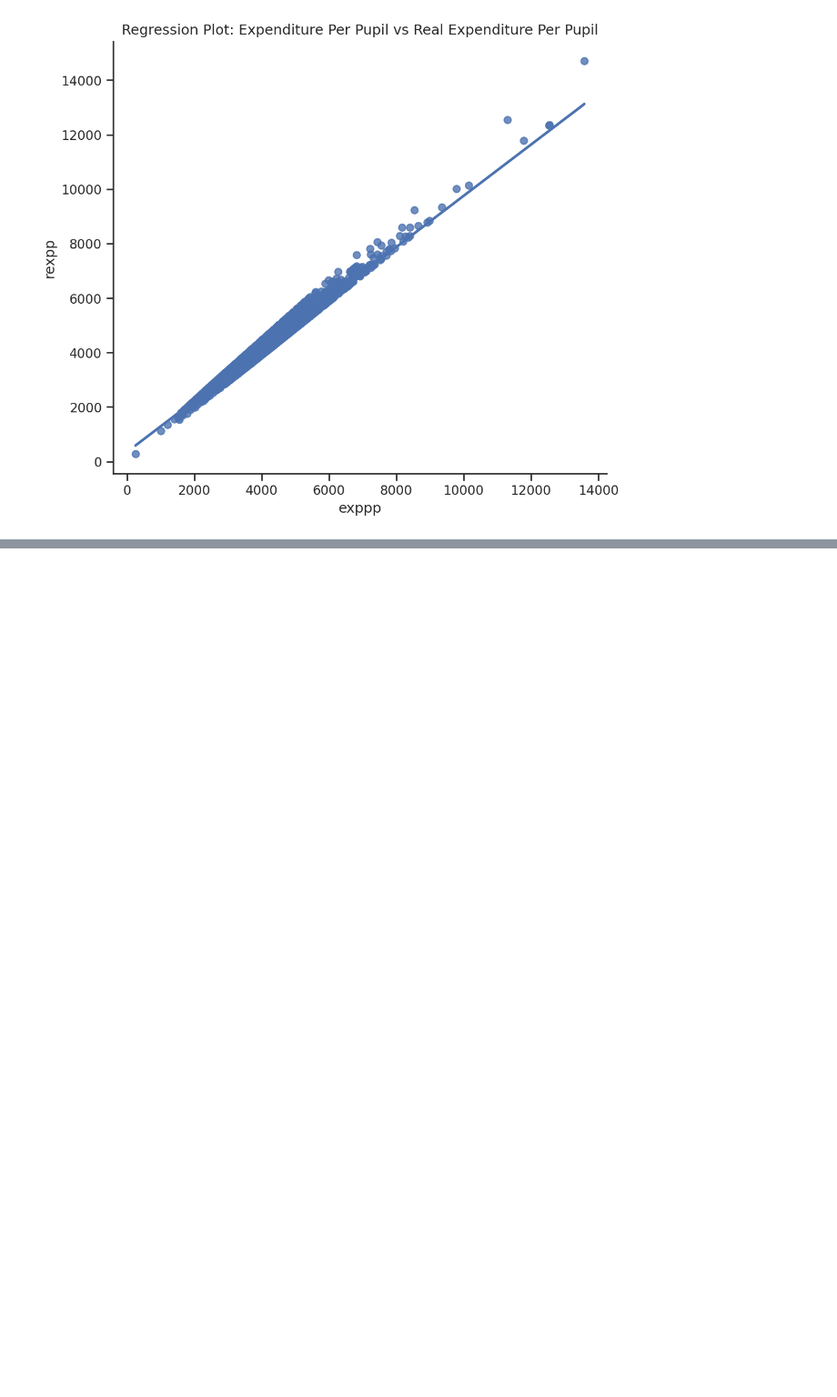
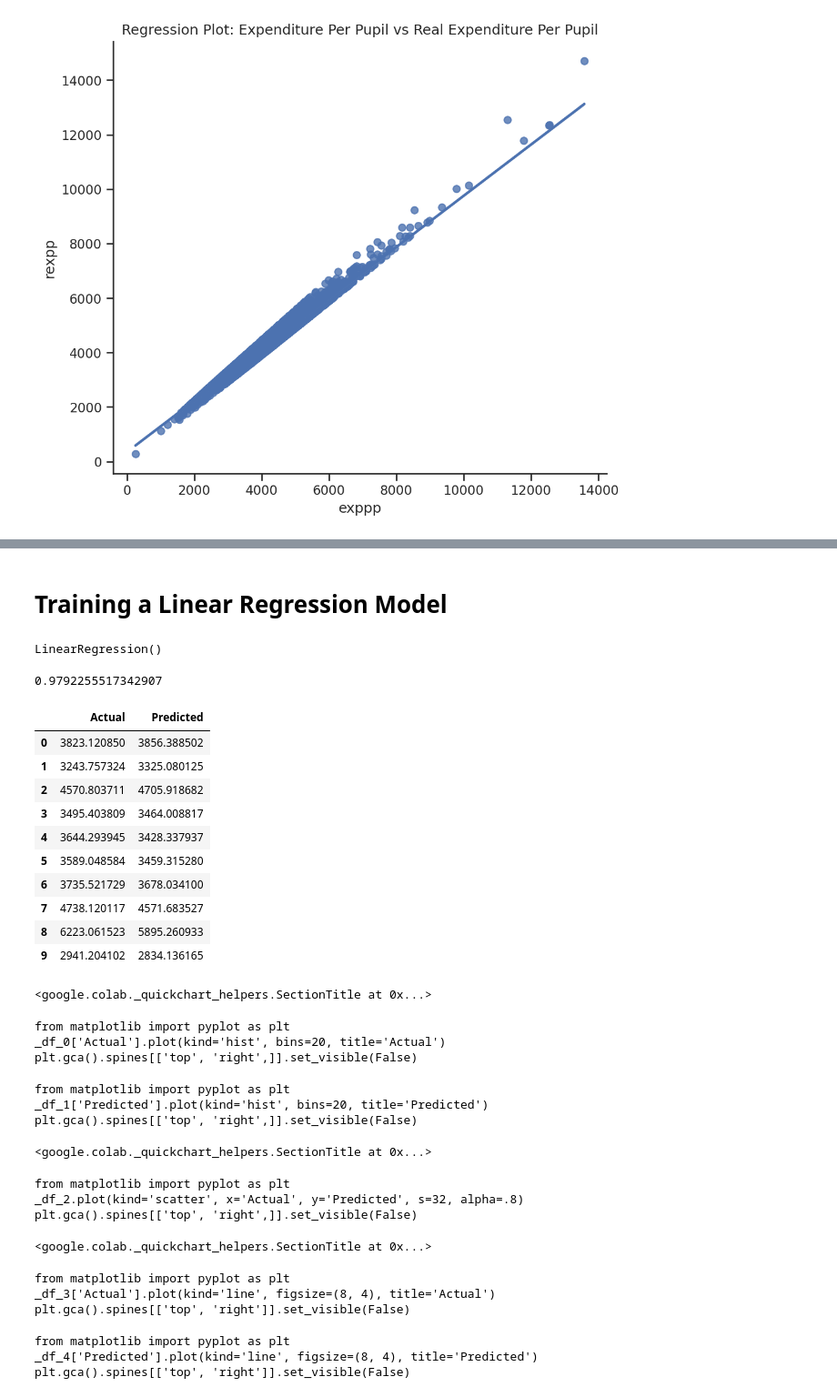
Before and after one commit to Puneeth-23BCE0191/23BCE0191.ipynb, a Jupyter notebook: 23BCE0191.ipynb, the cells around one changed output, grey strips where cells are left out. Shown at 91% size. Drawn from its saved outputs; the diff is of its cells as text; code cells hidden in the pictures; blank space fills up the shorter version.

```diff
--- a/23BCE0191.ipynb
+++ b/23BCE0191.ipynb
@@ -984,0 +1006,53 @@ plt.show()
+# %% [markdown]
+# Training a Linear Regression Model
+# %%
+from sklearn.linear_model import LinearRegression
+regressor = LinearRegression()
+regressor.fit(X_train, y_train)
+# %% [output]
+LinearRegression()
+# %%
+#Model evaluation
+#R^2 can be determined using our test dataset in the LinearRegression.score() method:
+#check prediction score/accuracy
+regressor.score(X_test, y_test)
+# %% [output]
+0.9792255517342907
+# %%
+#Before that, let's predict the y values with our model and evaluate it more. And a target variables DataFrame is also built:
+# predict the y values
+y_pred=regressor.predict(X_test)
+# a data frame with actual and predicted values of y
+evaluate = pd.DataFrame({'Actual': y_test.values.flatten(),
+'Predicted': y_pred.flatten()})
+evaluate.head(10)
+# %% [output]
+|  | Actual | Predicted |
+| 0 | 3823.120850 | 3856.388502 |
+| 1 | 3243.757324 | 3325.080125 |
+| 2 | 4570.803711 | 4705.918682 |
+| 3 | 3495.403809 | 3464.008817 |
+| 4 | 3644.293945 | 3428.337937 |
+| 5 | 3589.048584 | 3459.315280 |
+| 6 | 3735.521729 | 3678.034100 |
+| 7 | 4738.120117 | 4571.683527 |
+| 8 | 6223.061523 | 5895.260933 |
+| 9 | 2941.204102 | 2834.136165 |
+<google.colab._quickchart_helpers.SectionTitle at 0x...>
+from matplotlib import pyplot as plt
+_df_0['Actual'].plot(kind='hist', bins=20, title='Actual')
+plt.gca().spines[['top', 'right',]].set_visible(False)
+from matplotlib import pyplot as plt
+_df_1['Predicted'].plot(kind='hist', bins=20, title='Predicted')
+plt.gca().spines[['top', 'right',]].set_visible(False)
+<google.colab._quickchart_helpers.SectionTitle at 0x...>
+from matplotlib import pyplot as plt
+_df_2.plot(kind='scatter', x='Actual', y='Predicted', s=32, alpha=.8)
+plt.gca().spines[['top', 'right',]].set_visible(False)
+<google.colab._quickchart_helpers.SectionTitle at 0x...>
+from matplotlib import pyplot as plt
+_df_3['Actual'].plot(kind='line', figsize=(8, 4), title='Actual')
+plt.gca().spines[['top', 'right']].set_visible(False)
+from matplotlib import pyplot as plt
+_df_4['Predicted'].plot(kind='line', figsize=(8, 4), title='Predicted')
+plt.gca().spines[['top', 'right']].set_visible(False)
```
Also changed, not shown: parts of 4 cells of this notebook.
